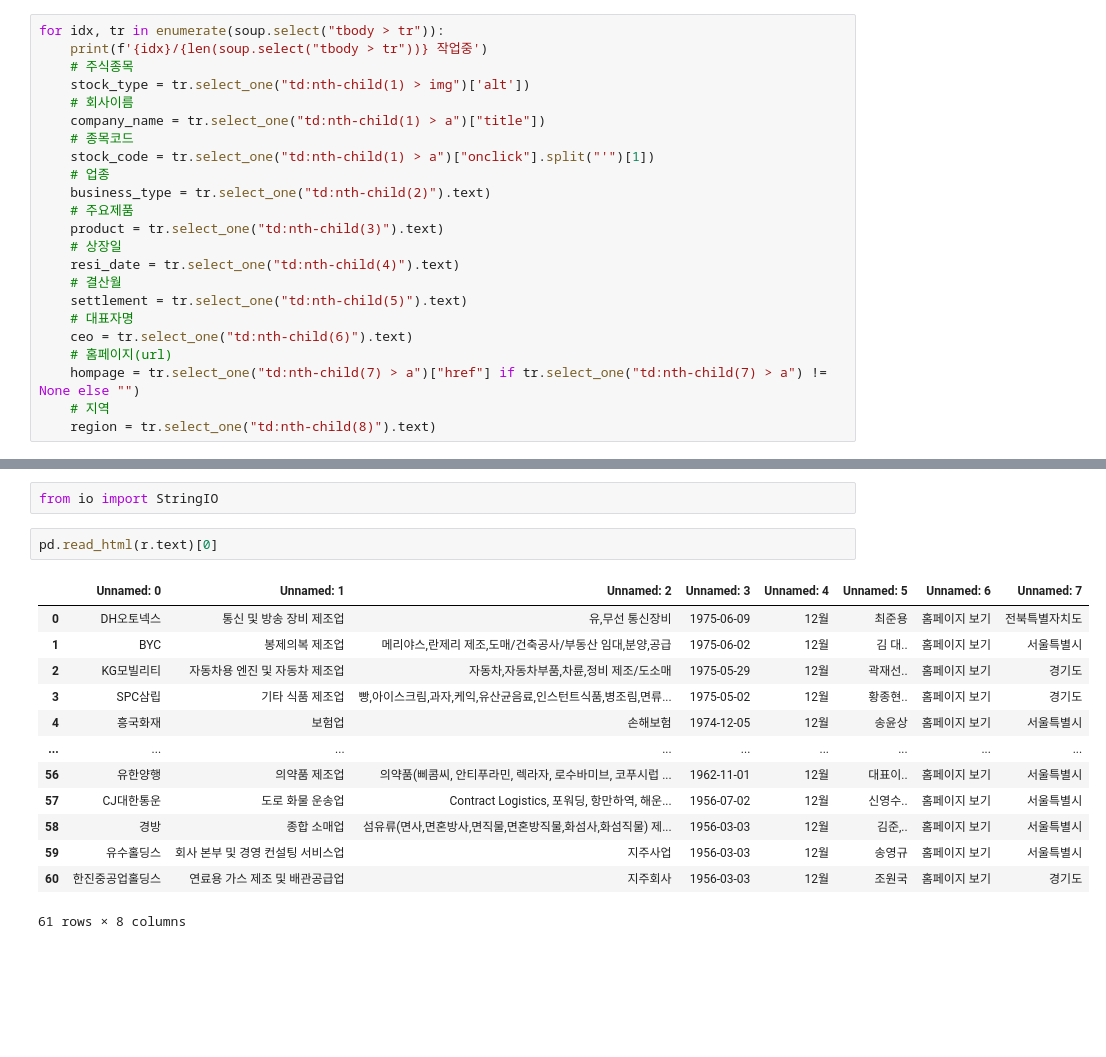
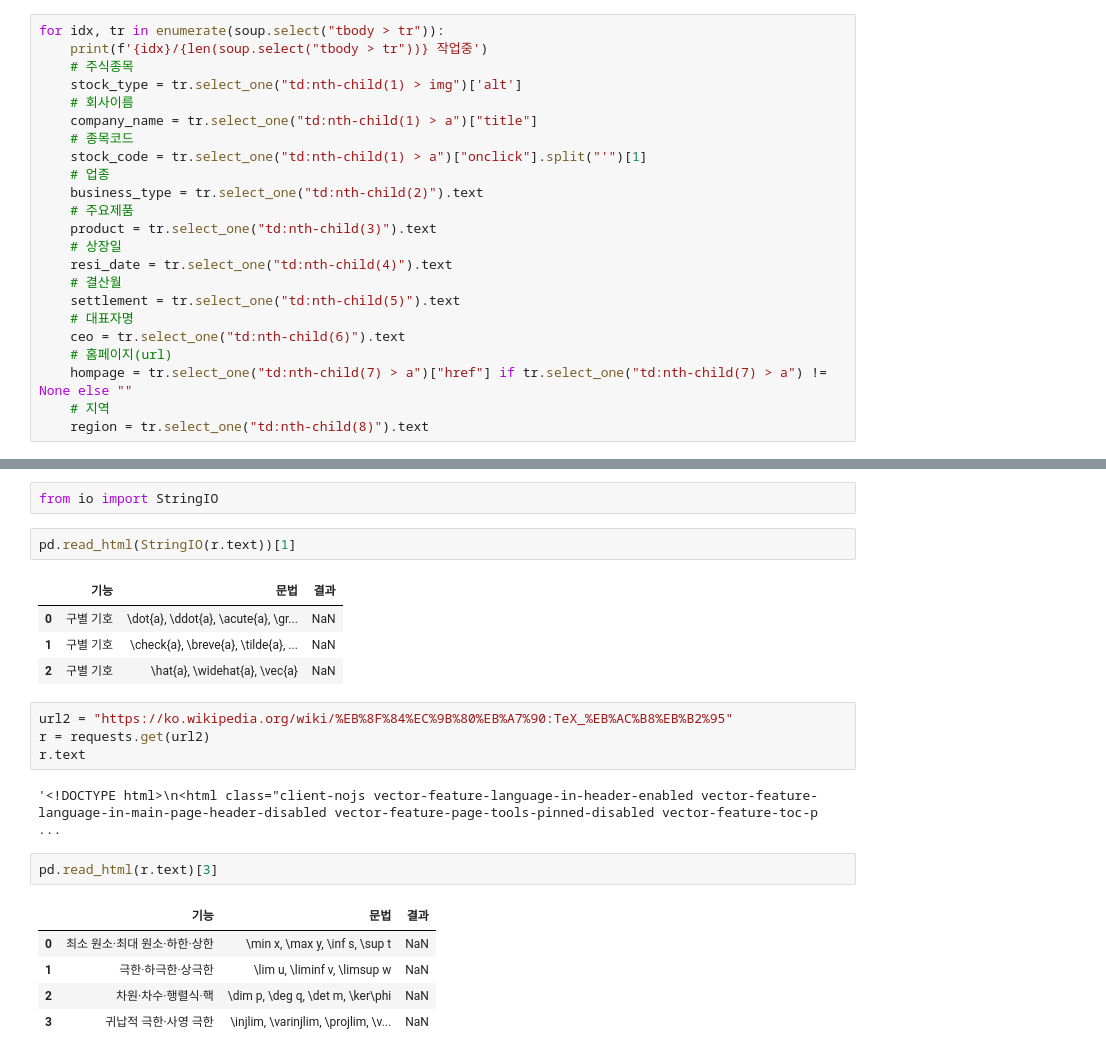
Before and after one commit to haram4th/finech, a Jupyter notebook: 04data_scraping/06requests_Post로_자료가져오기.ipynb, the cells around one changed output, grey strips where cells are left out. Drawn from its saved outputs; the diff is of its cells as text; blank space fills up the shorter version.

```diff
--- a/04data_scraping/06requests_Post로_자료가져오기.ipynb
+++ b/04data_scraping/06requests_Post로_자료가져오기.ipynb
@@ -126,25 +142,25 @@ columns
 for idx, tr in enumerate(soup.select("tbody > tr")):
     print(f'{idx}/{len(soup.select("tbody > tr"))} 작업중')
     # 주식종목
-    stock_type = tr.select_one("td:nth-child(1) > img")['alt'])
+    stock_type = tr.select_one("td:nth-child(1) > img")['alt']
     # 회사이름
-    company_name = tr.select_one("td:nth-child(1) > a")["title"])
+    company_name = tr.select_one("td:nth-child(1) > a")["title"]
     # 종목코드
-    stock_code = tr.select_one("td:nth-child(1) > a")["onclick"].split("'")[1])
+    stock_code = tr.select_one("td:nth-child(1) > a")["onclick"].split("'")[1]
     # 업종
-    business_type = tr.select_one("td:nth-child(2)").text)
+    business_type = tr.select_one("td:nth-child(2)").text
     # 주요제품
-    product = tr.select_one("td:nth-child(3)").text)
+    product = tr.select_one("td:nth-child(3)").text
     # 상장일
-    resi_date = tr.select_one("td:nth-child(4)").text)
+    resi_date = tr.select_one("td:nth-child(4)").text
     # 결산월
-    settlement = tr.select_one("td:nth-child(5)").text)
+    settlement = tr.select_one("td:nth-child(5)").text
     # 대표자명
-    ceo = tr.select_one("td:nth-child(6)").text)
+    ceo = tr.select_one("td:nth-child(6)").text
     # 홈페이지(url)
-    hompage = tr.select_one("td:nth-child(7) > a")["href"] if tr.select_one("td:nth-child(7) > a") != None else "")
+    hompage = tr.select_one("td:nth-child(7) > a")["href"] if tr.select_one("td:nth-child(7) > a") != None else ""
     # 지역
-    region = tr.select_one("td:nth-child(8)").text)
+    region = tr.select_one("td:nth-child(8)").text
 # %% [output]
 0/100 작업중
 코스닥
@@ -381,18 +400,23 @@ soup.select_one("table")
 # %%
 from io import StringIO
 # %%
-pd.read_html(r.text)[0]
+pd.read_html(StringIO(r.text))[1]
 # %% [output]
-|  | Unnamed: 0 | Unnamed: 1 | Unnamed: 2 | Unnamed: 3 | Unnamed: 4 | Unnamed: 5 | Unnamed: 6 | Unnamed: 7 |
-| 0 | DH오토넥스 | 통신 및 방송 장비 제조업 | 유,무선 통신장비 | 1975-06-09 | 12월 | 최준용 | 홈페이지 보기 | 전북특별자치도 |
-| 1 | BYC | 봉제의복 제조업 | 메리야스,란제리 제조,도매/건축공사/부동산 임대,분양,공급 | 1975-06-02 | 12월 | 김 대.. | 홈페이지 보기 | 서울특별시 |
-| 2 | KG모빌리티 | 자동차용 엔진 및 자동차 제조업 | 자동차,자동차부품,차륜,정비 제조/도소매 | 1975-05-29 | 12월 | 곽재선.. | 홈페이지 보기 | 경기도 |
-| 3 | SPC삼립 | 기타 식품 제조업 | 빵,아이스크림,과자,케익,유산균음료,인스턴트식품,병조림,면류... | 1975-05-02 | 12월 | 황종현.. | 홈페이지 보기 | 경기도 |
-| 4 | 흥국화재 | 보험업 | 손해보험 | 1974-12-05 | 12월 | 송윤상 | 홈페이지 보기 | 서울특별시 |
-| ... | ... | ... | ... | ... | ... | ... | ... | ... |
-| 56 | 유한양행 | 의약품 제조업 | 의약품(삐콤씨, 안티푸라민, 렉라자, 로수바미브, 코푸시럽 ... | 1962-11-01 | 12월 | 대표이.. | 홈페이지 보기 | 서울특별시 |
-| 57 | CJ대한통운 | 도로 화물 운송업 | Contract Logistics, 포워딩, 항만하역, 해운... | 1956-07-02 | 12월 | 신영수.. | 홈페이지 보기 | 서울특별시 |
-| 58 | 경방 | 종합 소매업 | 섬유류(면사,면혼방사,면직물,면혼방직물,화섬사,화섬직물) 제... | 1956-03-03 | 12월 | 김준,.. | 홈페이지 보기 | 서울특별시 |
-| 59 | 유수홀딩스 | 회사 본부 및 경영 컨설팅 서비스업 | 지주사업 | 1956-03-03 | 12월 | 송영규 | 홈페이지 보기 | 서울특별시 |
-| 60 | 한진중공업홀딩스 | 연료용 가스 제조 및 배관공급업 | 지주회사 | 1956-03-03 | 12월 | 조원국 | 홈페이지 보기 | 경기도 |
+|  | 기능 | 문법 | 결과 |
+| 0 | 구별 기호 | \dot{a}, \ddot{a}, \acute{a}, \gr... | NaN |
+| 1 | 구별 기호 | \check{a}, \breve{a}, \tilde{a}, ... | NaN |
+| 2 | 구별 기호 | \hat{a}, \widehat{a}, \vec{a} | NaN |
-61 rows × 8 columns
+# %%
+url2 = "https://ko.wikipedia.org/wiki/%EB%8F%84%EC%9B%80%EB%A7%90:TeX_%EB%AC%B8%EB%B2%95"
+r = requests.get(url2)
+r.text
+# %% [output]
+'<!DOCTYPE html>\n<html class="client-nojs vector-feature-language-in-header-enabled vector-feature-language-in-main-page-header-disabled vector-feature-page-tools-pinned-disabled vector-feature-toc-p ...
+# %%
+pd.read_html(r.text)[3]
+# %% [output]
+|  | 기능 | 문법 | 결과 |
+| 0 | 최소 원소·최대 원소·하한·상한 | \min x, \max y, \inf s, \sup t | NaN |
+| 1 | 극한·하극한·상극한 | \lim u, \liminf v, \limsup w | NaN |
+| 2 | 차원·차수·행렬식·핵 | \dim p, \deg q, \det m, \ker\phi | NaN |
+| 3 | 귀납적 극한·사영 극한 | \injlim, \varinjlim, \projlim, \v... | NaN |
```
Also changed, not shown: parts of 5 cells of this notebook, 4 other files.
